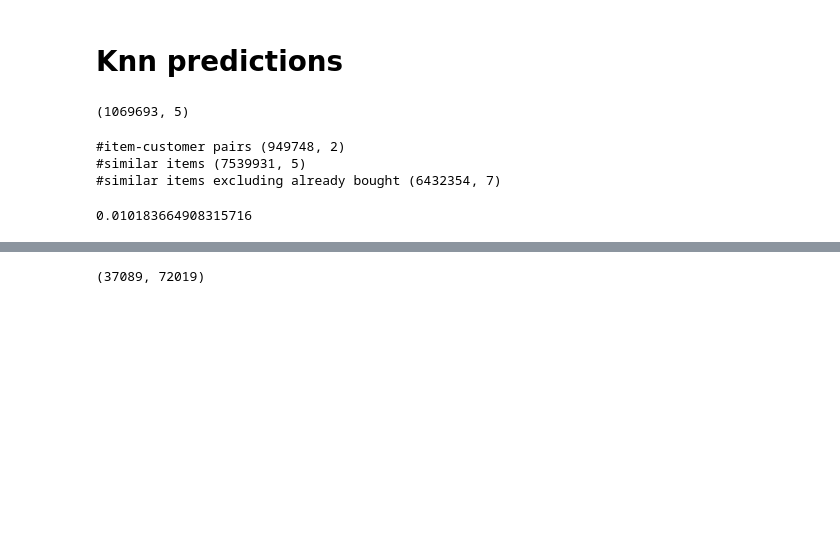
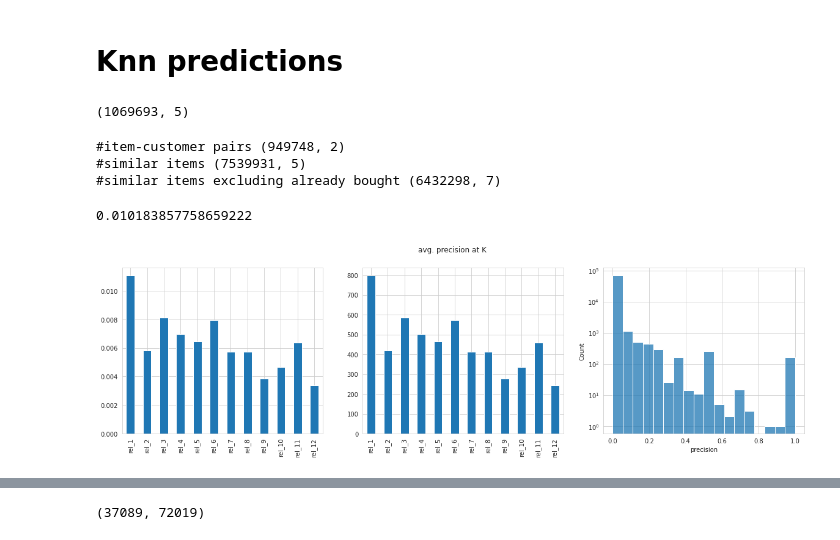
Before and after one commit to stameser/kaggle-hm, a Jupyter notebook: notebooks/item_to_item_cf.ipynb, the cells around one changed output, grey strips where cells are left out. Drawn from its saved outputs; the diff is of its cells as text; code cells hidden in the pictures; blank space fills up the shorter version.

```diff
--- a/notebooks/item_to_item_cf.ipynb
+++ b/notebooks/item_to_item_cf.ipynb
@@ -210,14 +190,14 @@ def get_knn_recs(data, similarity_df, top12, test_items):
 
     return results
 # %%
-results = get_knn_recs(train, similarity_df.query('k <= 10')[['a', 'b', 'simil']], top12, test_items).set_index('customer_id')
+results = get_knn_recs(train, similarity_df.query('k <= 5')[['a', 'b', 'simil']], top12, test_items).set_index('customer_id')
 # %% [output]
 #item-customer pairs (949748, 2)
 #similar items (7539931, 5)
-#similar items excluding already bought (6432354, 7)
+#similar items excluding already bought (6432298, 7)
 # %%
 results = compute_precision(results)
 # %%
 results['precision'].mean()
 # %% [output]
-0.010183664908315716
+0.010183857758659222
@@ -223,0 +206,6 @@ results['precision'].mean()
+# %%
+results = enrich_data(filter_data(t, to_date='2020-09-08'), results, customers)
+# %%
+plot_precision_at_k(results);
+# %% [output]
+[figure, added]
```
Also changed, not shown: parts of 4 cells of this notebook, 2 other files.
